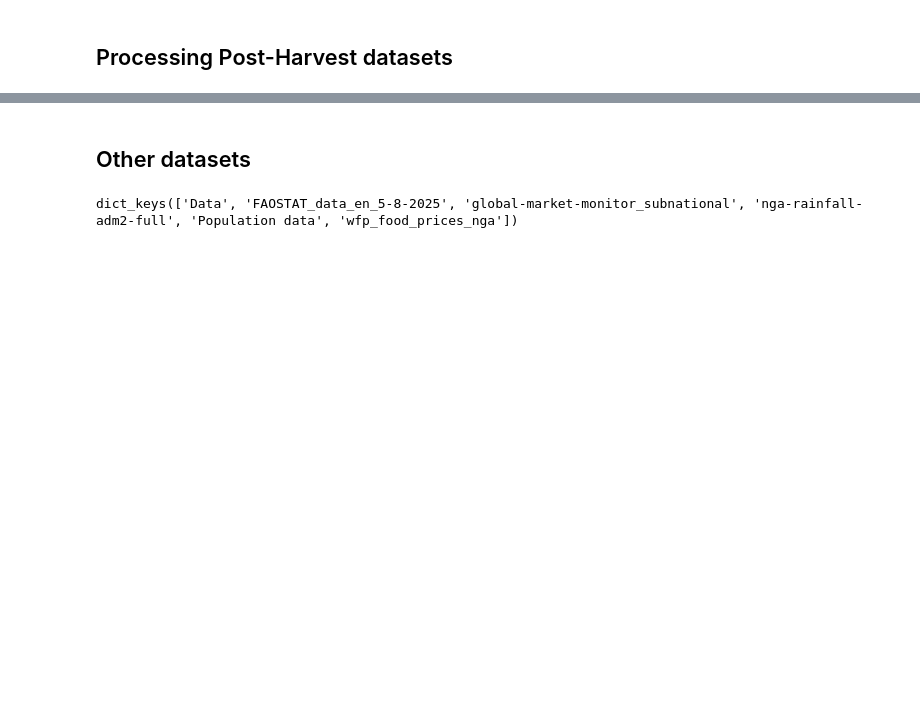
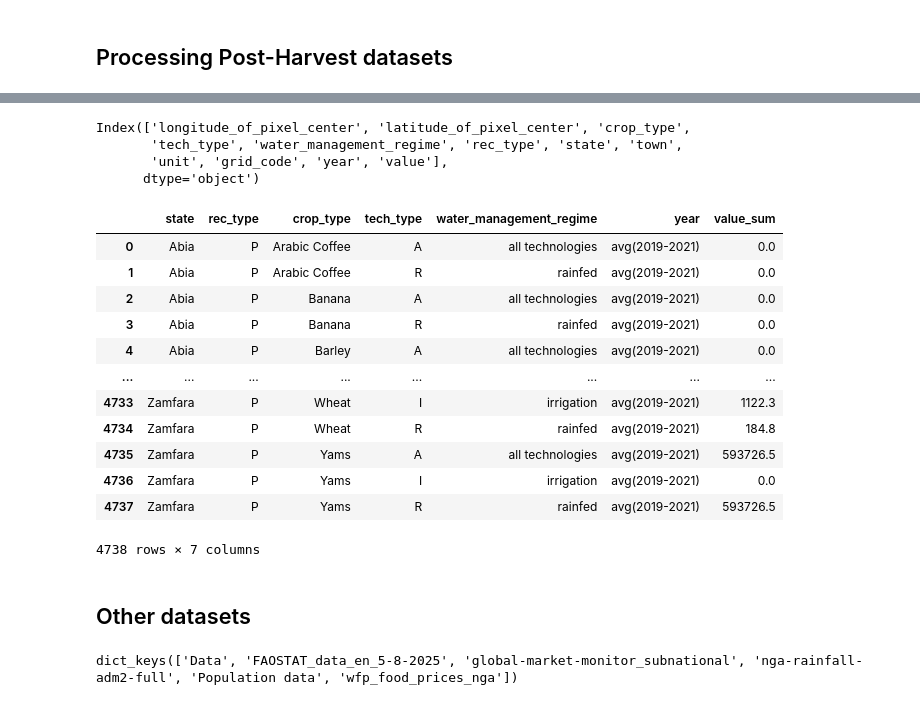
Before and after one commit to VictorThrive/AgricConnect-PHL, a Jupyter notebook: clean/clean.ipynb, the cells around one changed output, grey strips where cells are left out. Saved outputs shown, nothing was run; the diff lists cells and outputs as text; code cells hidden in the pictures; blank space fills up the shorter version.

```diff
--- a/clean/clean.ipynb
+++ b/clean/clean.ipynb
@@ -137,3 +121,31 @@ ha_long.to_csv("C:/Users/USER/Downloads/Hackathon/AgricConnect-PHL/dataset/harve
 pa_long.to_csv("C:/Users/USER/Downloads/Hackathon/AgricConnect-PHL/dataset/harvest_data/processed/physical_long.xlsx", index=False)
 yield_long.to_csv("C:/Users/USER/Downloads/Hackathon/AgricConnect-PHL/dataset/harvest_data/processed/yield_long.xlsx", index=False)
 Prod_long.to_csv("C:/Users/USER/Downloads/Hackathon/AgricConnect-PHL/dataset/harvest_data/processed/production_long.xlsx", index=False)
+# %%
+# harvest= pd.read_csv("C:/Users/USER/Downloads/Hackathon/AgricConnect-PHL/dataset/harvest_data/processed/harvested_long.csv")
+physical= pd.read_csv("C:/Users/USER/Downloads/Hackathon/AgricConnect-PHL/dataset/harvest_data/processed/physical_long.csv")
+yield_data= pd.read_csv("C:/Users/USER/Downloads/Hackathon/AgricConnect-PHL/dataset/harvest_data/processed/yield_long.csv")
+production= pd.read_csv("C:/Users/USER/Downloads/Hackathon/AgricConnect-PHL/dataset/harvest_data/processed/production_long.csv")
+# %%
+physical.columns
+# %% [output]
+Index(['longitude_of_pixel_center', 'latitude_of_pixel_center', 'crop_type',
+       'tech_type', 'water_management_regime', 'rec_type', 'state', 'town',
+       'unit', 'grid_code', 'year', 'value'],
+      dtype='object')
+# %%
+# assume `df` is your long‐format DataFrame
+state_summaries = (
+    production
+    .groupby([
+        "state",     # the state/province
+        "rec_type",      # H, A, Y, or P
+        "crop_type",     # e.g. Maize, Rice
+        "tech_type",     # A, I, or R
+        'water_management_regime',
+        "year"      # calendar year
+    ], as_index=False)
+    .agg(value_sum = ("value", "sum"))
+).sort_values(
+    by=["state", "crop_type", "tech_type", "rec_type", "year"]
+)
@@ -140,3 +154,19 @@ Prod_long.to_csv("C:/Users/USER/Downloads/Hackathon/AgricConnect-PHL/dataset/har
+# %%
+state_summaries
+# %% [output]
+|  | state | rec_type | crop_type | tech_type | water_management_regime | year | value_sum |
+| 0 | Abia | P | Arabic Coffee | A | all technologies | avg(2019-2021) | 0.0 |
+| 1 | Abia | P | Arabic Coffee | R | rainfed | avg(2019-2021) | 0.0 |
+| 2 | Abia | P | Banana | A | all technologies | avg(2019-2021) | 0.0 |
+| 3 | Abia | P | Banana | R | rainfed | avg(2019-2021) | 0.0 |
+| 4 | Abia | P | Barley | A | all technologies | avg(2019-2021) | 0.0 |
+| ... | ... | ... | ... | ... | ... | ... | ... |
+| 4733 | Zamfara | P | Wheat | I | irrigation | avg(2019-2021) | 1122.3 |
+| 4734 | Zamfara | P | Wheat | R | rainfed | avg(2019-2021) | 184.8 |
+| 4735 | Zamfara | P | Yams | A | all technologies | avg(2019-2021) | 593726.5 |
+| 4736 | Zamfara | P | Yams | I | irrigation | avg(2019-2021) | 0.0 |
+| 4737 | Zamfara | P | Yams | R | rainfed | avg(2019-2021) | 593726.5 |
+4738 rows × 7 columns
 # %% [markdown]
 ## Other datasets
 # %%
```
Also changed, not shown: parts of 22 cells of this notebook, 12 other files.
